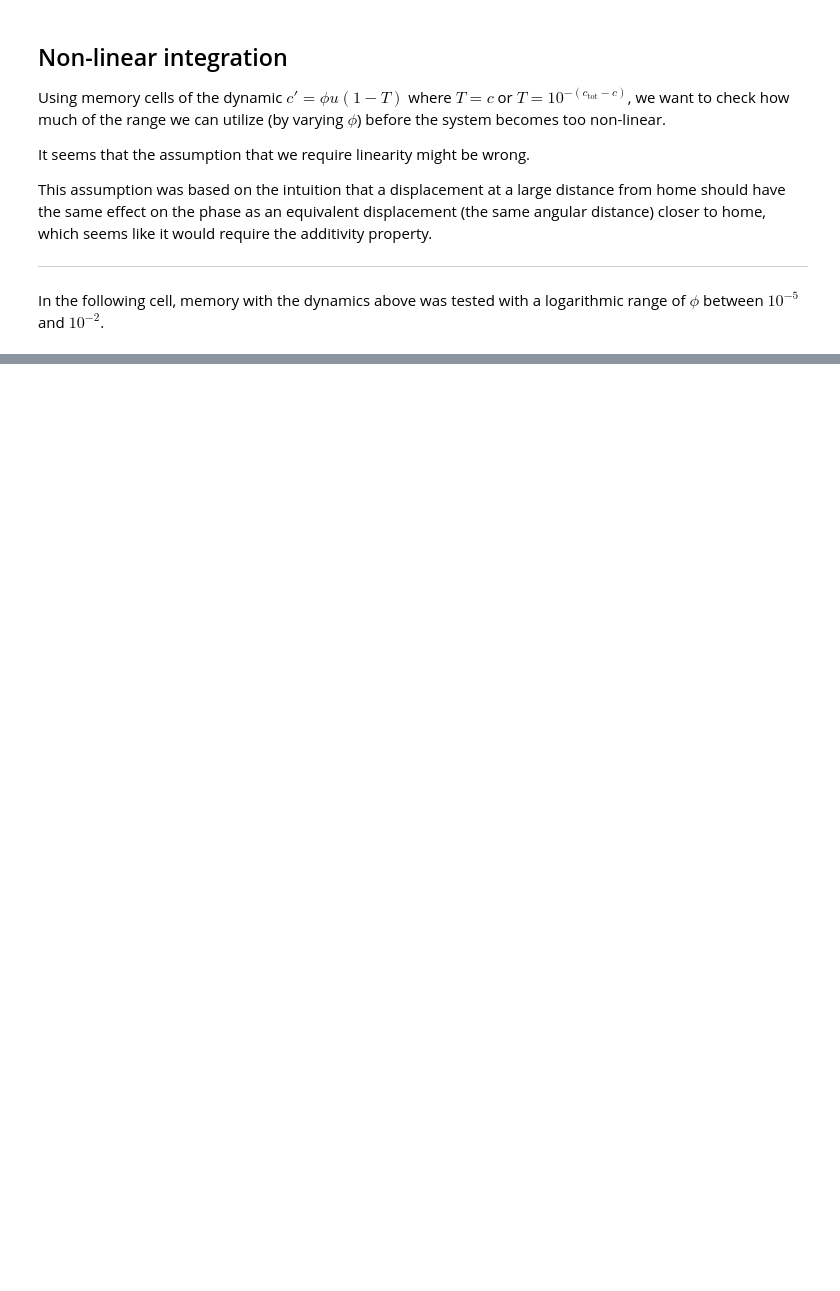
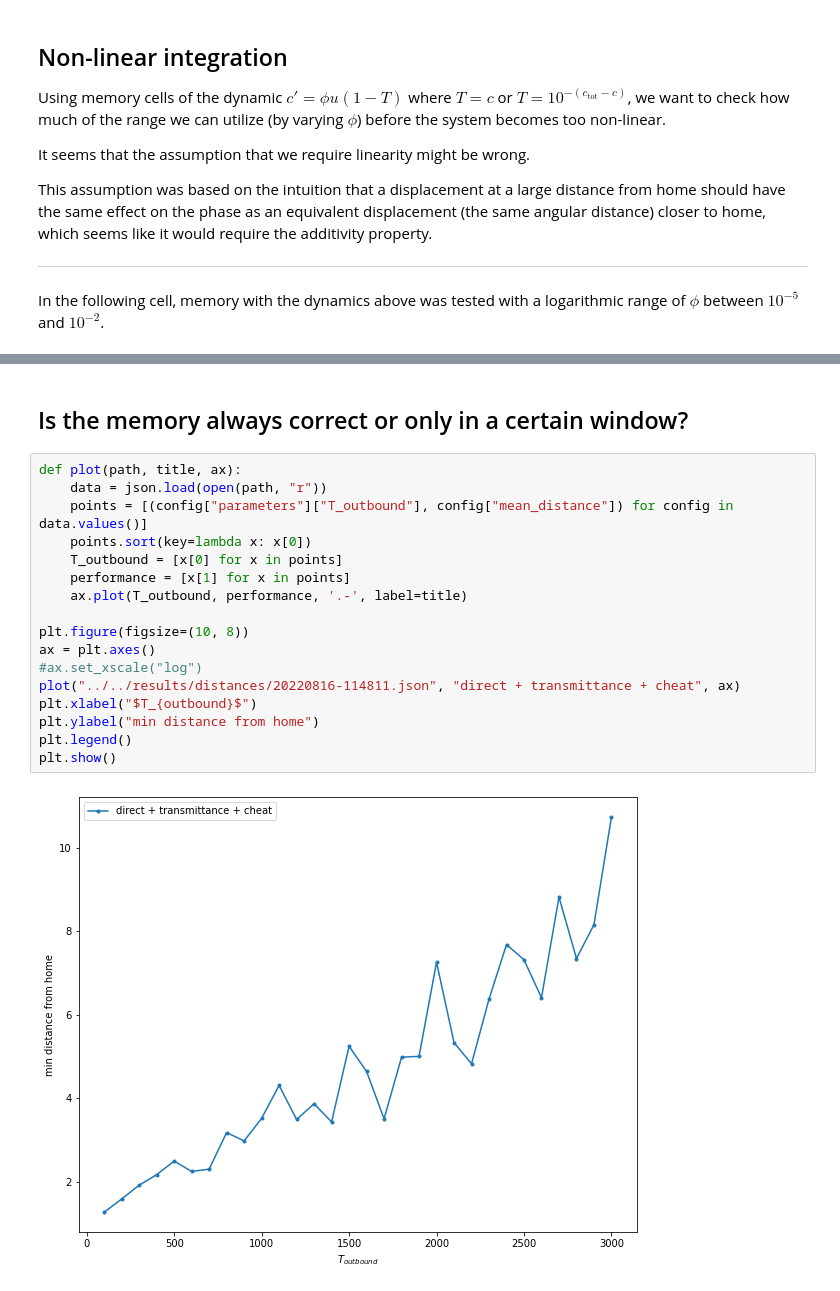
Before and after one commit to nilsceberg/path-integration-memory, a Jupyter notebook: notebooks/results/report.ipynb, the cells around one changed output, grey strips where cells are left out. Saved outputs shown, nothing was run; the diff lists cells and outputs as text; blank space fills up the shorter version.

```diff
--- a/notebooks/results/report.ipynb
+++ b/notebooks/results/report.ipynb
@@ -44,0 +112,21 @@ plt.show()
+# %% [markdown]
+## Is the memory always correct or only in a certain window?
+# %%
+def plot(path, title, ax):
+    data = json.load(open(path, "r"))
+    points = [(config["parameters"]["T_outbound"], config["mean_distance"]) for config in data.values()]
+    points.sort(key=lambda x: x[0])
+    T_outbound = [x[0] for x in points]
+    performance = [x[1] for x in points]
+    ax.plot(T_outbound, performance, '.-', label=title)
+
+plt.figure(figsize=(10, 8))
+ax = plt.axes()
+#ax.set_xscale("log")
+plot("../../results/distances/20220816-114811.json", "direct + transmittance + cheat", ax)
+plt.xlabel("$T_{outbound}$")
+plt.ylabel("min distance from home")
+plt.legend()
+plt.show()
+# %% [output]
+[figure, added]
```
Also changed, not shown: parts of 5 cells of this notebook.
